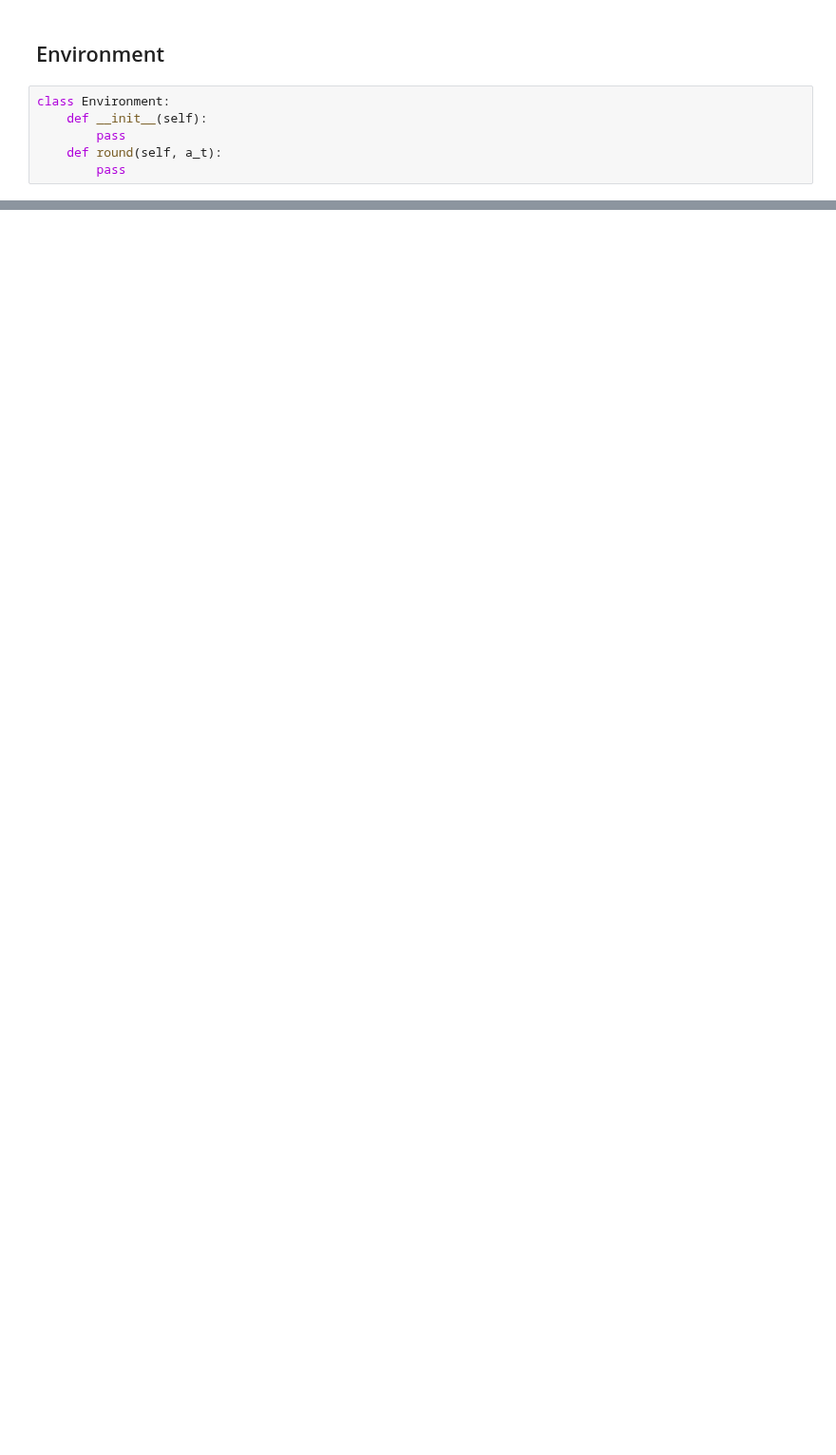
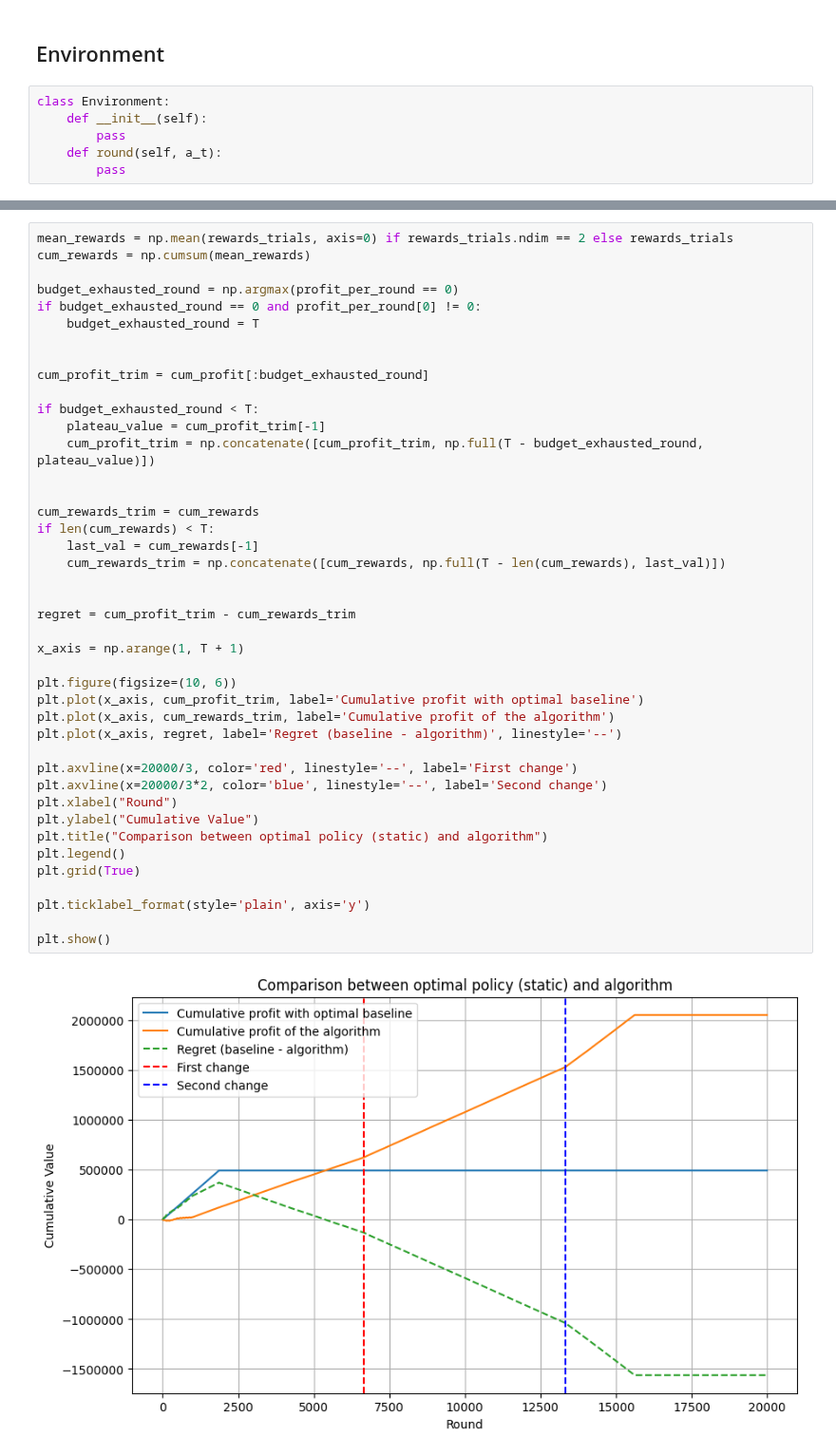
Before and after one commit to peetceenatoo/online-learning, a Jupyter notebook: R5.ipynb, the cells around one changed output, grey strips where cells are left out. Shown at 95% size. Drawn from its saved outputs; the diff is of its cells as text; blank space fills up the shorter version.

```diff
--- a/R5.ipynb
+++ b/R5.ipynb
@@ -301,0 +335,44 @@ plt.show()
+# %%
+mean_rewards = np.mean(rewards_trials, axis=0) if rewards_trials.ndim == 2 else rewards_trials
+cum_rewards = np.cumsum(mean_rewards)
+
+budget_exhausted_round = np.argmax(profit_per_round == 0)
+if budget_exhausted_round == 0 and profit_per_round[0] != 0:
+    budget_exhausted_round = T
+
+
+cum_profit_trim = cum_profit[:budget_exhausted_round]
+
+if budget_exhausted_round < T:
+    plateau_value = cum_profit_trim[-1]
+    cum_profit_trim = np.concatenate([cum_profit_trim, np.full(T - budget_exhausted_round, plateau_value)])
+
+
+cum_rewards_trim = cum_rewards
+if len(cum_rewards) < T:
+    last_val = cum_rewards[-1]
+    cum_rewards_trim = np.concatenate([cum_rewards, np.full(T - len(cum_rewards), last_val)])
+
+
+regret = cum_profit_trim - cum_rewards_trim
+
+x_axis = np.arange(1, T + 1)
+
+plt.figure(figsize=(10, 6))
+plt.plot(x_axis, cum_profit_trim, label='Cumulative profit with optimal baseline')
+plt.plot(x_axis, cum_rewards_trim, label='Cumulative profit of the algorithm')
+plt.plot(x_axis, regret, label='Regret (baseline - algorithm)', linestyle='--')
+
+plt.axvline(x=20000/3, color='red', linestyle='--', label='First change')
+plt.axvline(x=20000/3*2, color='blue', linestyle='--', label='Second change')
+plt.xlabel("Round")
+plt.ylabel("Cumulative Value")
+plt.title("Comparison between optimal policy (static) and algorithm")
+plt.legend()
+plt.grid(True)
+
+plt.ticklabel_format(style='plain', axis='y')
+
+plt.show()
+# %% [output]
+[figure, added]
```
Also changed, not shown: parts of 16 cells of this notebook.
